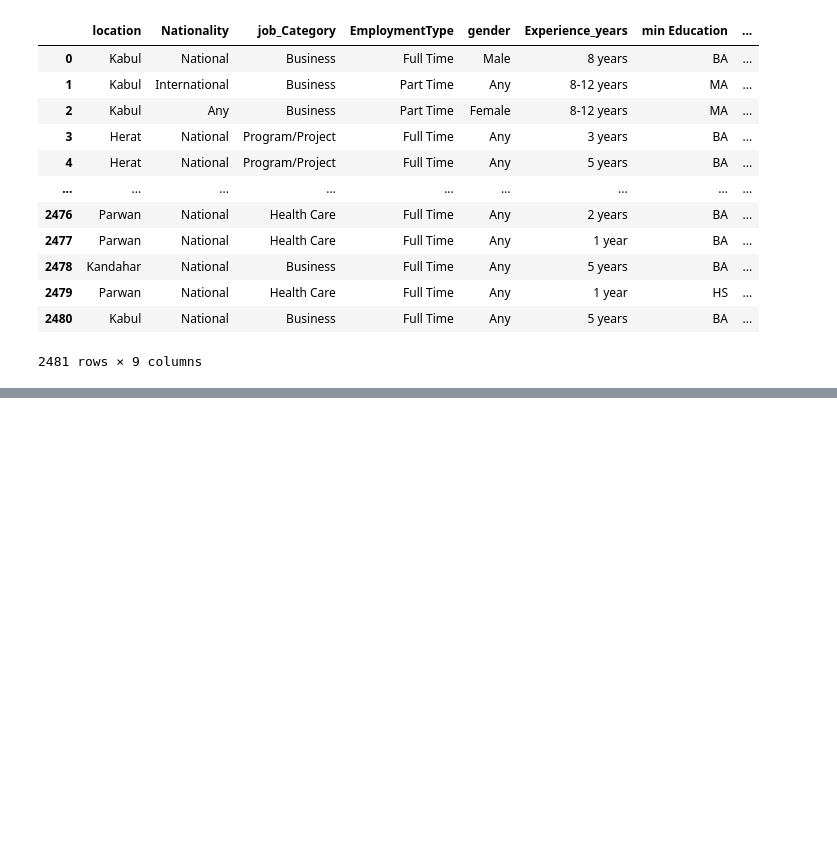
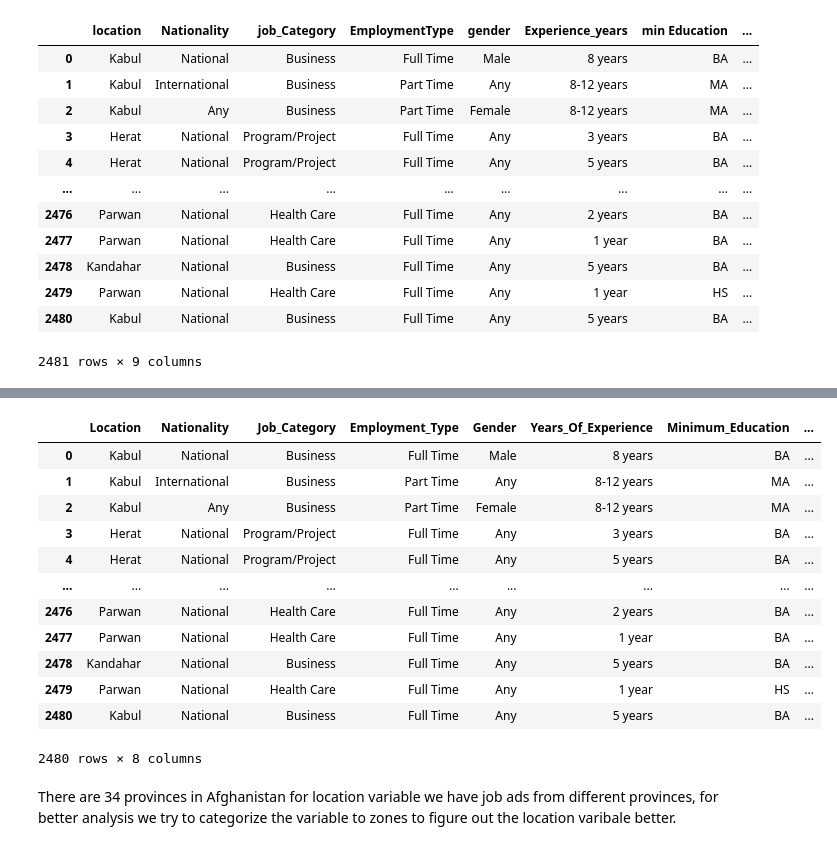
Before and after one commit to Nasrullah-Safdari/MIT-ELO-Project, a Jupyter notebook: cleaning/cleaningData.ipynb, the cells around one changed output, grey strips where cells are left out. Saved outputs shown, nothing was run; the diff lists cells and outputs as text; code cells hidden in the pictures; blank space fills up the shorter version.

```diff
--- a/cleaning/cleaningData.ipynb
+++ b/cleaning/cleaningData.ipynb
@@ -77,0 +92,21 @@ merged_df.to_csv('data.csv')
+# %%
+merged_df = merged_df.dropna(subset=['Years_Of_Experience'], axis=0)
+# %%
+merged_df
+# %% [output]
+|  | Location | Nationality | Job_Category | Employment_Type | Gender | Years_Of_Experience | Minimum_Education | ... |
+| 0 | Kabul | National | Business | Full Time | Male | 8 years | BA | ... |
+| 1 | Kabul | International | Business | Part Time | Any | 8-12 years | MA | ... |
+| 2 | Kabul | Any | Business | Part Time | Female | 8-12 years | MA | ... |
+| 3 | Herat | National | Program/Project | Full Time | Any | 3 years | BA | ... |
+| 4 | Herat | National | Program/Project | Full Time | Any | 5 years | BA | ... |
+| ... | ... | ... | ... | ... | ... | ... | ... | ... |
+| 2476 | Parwan | National | Health Care | Full Time | Any | 2 years | BA | ... |
+| 2477 | Parwan | National | Health Care | Full Time | Any | 1 year | BA | ... |
+| 2478 | Kandahar | National | Business | Full Time | Any | 5 years | BA | ... |
+| 2479 | Parwan | National | Health Care | Full Time | Any | 1 year | HS | ... |
+| 2480 | Kabul | National | Business | Full Time | Any | 5 years | BA | ... |
+2480 rows × 8 columns
+# %% [markdown]
+ There are 34 provinces in Afghanistan for location variable we have job ads from different provinces, for
+better analysis we try to categorize the variable to zones to figure out the location varibale better.
```
Also changed, not shown: parts of 25 cells of this notebook.
